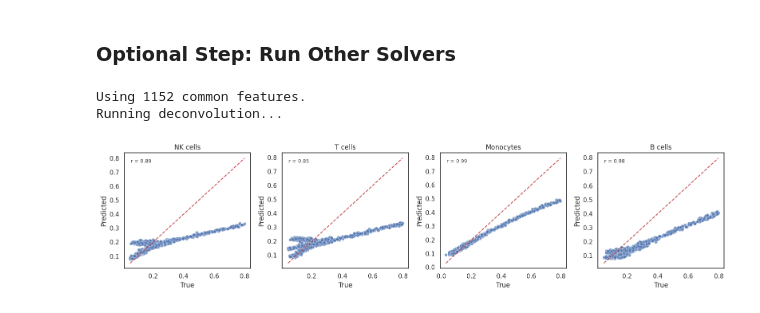
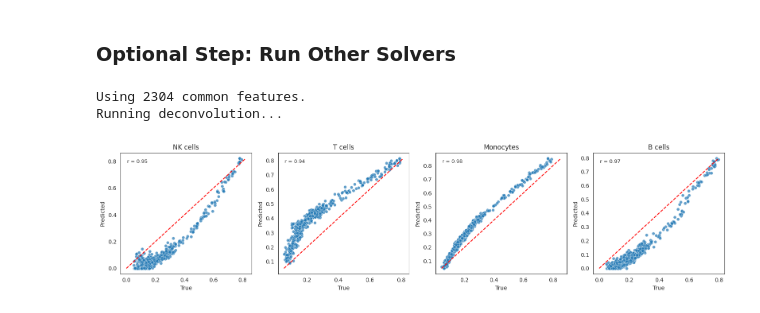
Before and after one commit to Eastmanmd/DECONVersation, a Jupyter notebook: tutorials/extracting_embeddings_from_pseudobulk_c2s.ipynb, the cells around one changed output. Saved outputs shown, nothing was run; the diff lists cells and outputs as text; code cells hidden in the pictures.

```diff
--- a/tutorials/extracting_embeddings_from_pseudobulk_c2s.ipynb
+++ b/tutorials/extracting_embeddings_from_pseudobulk_c2s.ipynb
@@ -168,22 +170,22 @@ plot_true_vs_predicted(
 # %%
 # Run ElasticNet
 cell_prop_pred = run_deconv(bulk_df = pseudo_bulk_embed.T,
-                                 signature_df = sig_mat_gf_embed.T,
+                                 signature_df = sig_mat_c2s_embed.T,
                             solver= "elasticnet",
                                  normalize = True)
 
 # Visualize
 plot_true_vs_predicted(
     y_true_df = cell_prop,
     y_pred_df = cell_prop_pred,
     stratify_by_celltype = True,
     dot_size = 30,n_cols=4,
     figsize_per_plot = (4,4)
 )
 # %% [output]
-Using 1152 common features.
+Using 2304 common features.
 Running deconvolution...
-[figure, old version]
+[figure, new version]
 # %%
 # Run NuSVR
 cell_prop_pred = run_deconv(bulk_df = pseudo_bulk_embed.T,
```
Also changed, not shown: parts of 9 cells of this notebook, 1 other file.
